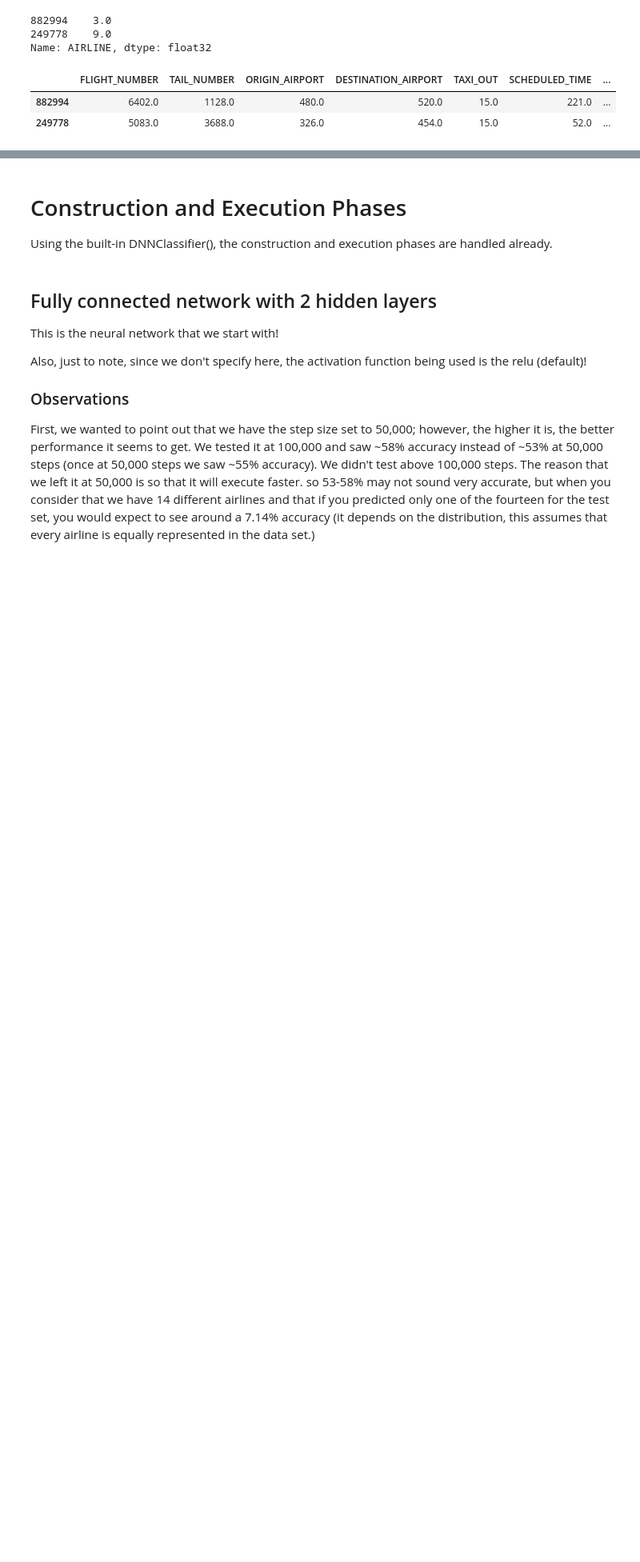
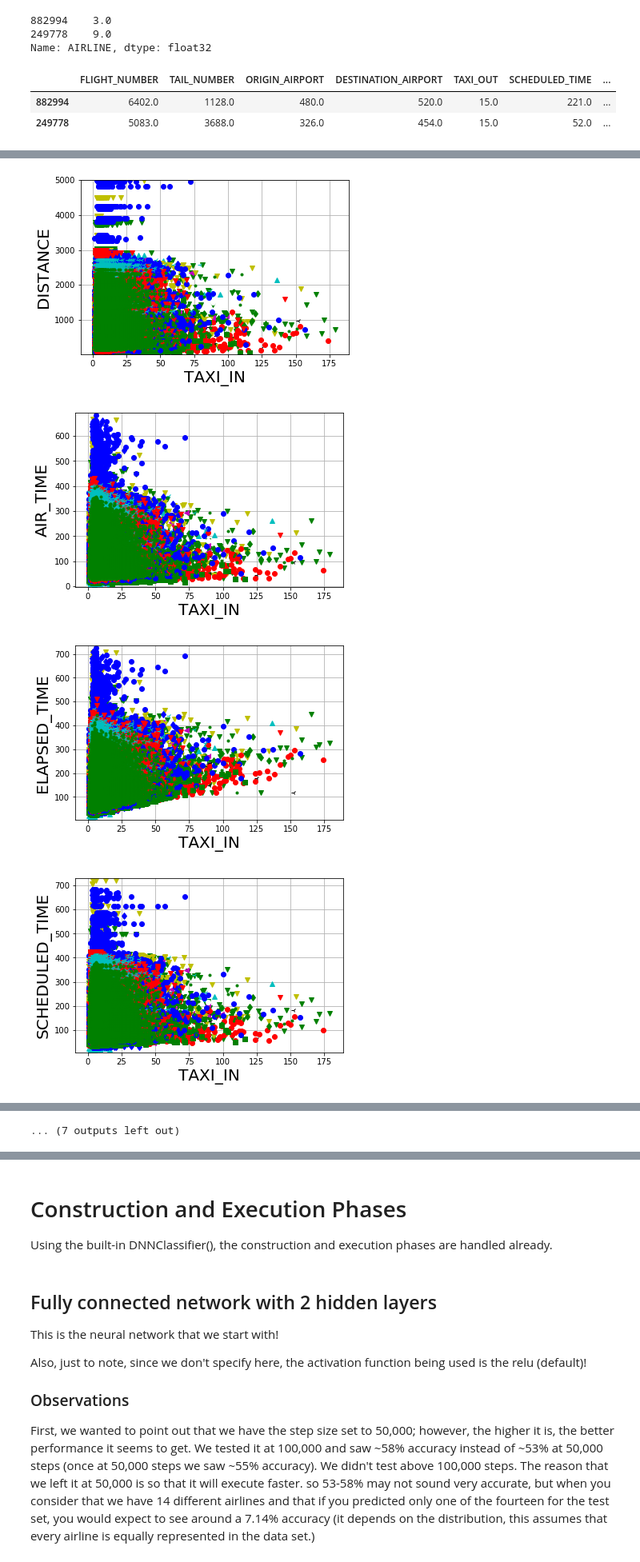
Before and after one commit to 3155student/assignment_5, a Jupyter notebook: Assignment 5 - Jackie, Jeff.ipynb, the cells around one changed output, grey strips where cells are left out. Shown at 80% size. Cells and saved outputs as stored; diff of their text form; code cells hidden in the pictures; blank space fills up the shorter version.

Commit message:
I think this should all work, just need to add write-up sections

```diff
--- a/Assignment 5 - Jackie, Jeff.ipynb
+++ b/Assignment 5 - Jackie, Jeff.ipynb
@@ -8,6 +8,28 @@ import tensorflow as tf
 from sklearn.preprocessing import LabelEncoder, Imputer
 import matplotlib.pyplot as plt
 from sklearn.metrics import accuracy_score
+# %%
+# Since we have 14 airlines, we need to have 14 plt.plot() methods
+
+def plot_dataset(X, y, axes, col1, col2):
+    plt.plot(X[:, col1][y==0], X[:, col2][y==0], "gv")
+    plt.plot(X[:, col1][y==1], X[:, col2][y==1], "c^")
+    plt.plot(X[:, col1][y==2], X[:, col2][y==2], "m<")
+    plt.plot(X[:, col1][y==3], X[:, col2][y==3], "yv")
+    plt.plot(X[:, col1][y==4], X[:, col2][y==4], "k3")
+    plt.plot(X[:, col1][y==5], X[:, col2][y==5], "wo")
+    plt.plot(X[:, col1][y==6], X[:, col2][y==6], "bd")
+    plt.plot(X[:, col1][y==7], X[:, col2][y==7], "ro")
+    plt.plot(X[:, col1][y==8], X[:, col2][y==8], "gd")
+    plt.plot(X[:, col1][y==9], X[:, col2][y==9], "gs")
+    plt.plot(X[:, col1][y==10], X[:, col2][y==10], "bo")
+    plt.plot(X[:, col1][y==11], X[:, col2][y==11], "rv")
+    plt.plot(X[:, col1][y==12], X[:, col2][y==12], "c3")
+    plt.plot(X[:, col1][y==13], X[:, col2][y==13], "g.")
+    plt.axis(axes)
+    plt.grid(True, which='both')
+    plt.xlabel(x_train.columns[col1], fontsize=20)
+    plt.ylabel(x_train.columns[col2], fontsize=20, rotation=90)
 # %%
 # Let's go ahead and set the random seed to one so we can get consistent results
 
@@ -259,0 +290,16 @@ Below we will be visualizing different aspects of our data to demonstrate that i
+# %%
+x_train_copy = x_train.values #converting to numpy ndarray
+y_train_copy = y_train.values
+# %%
+for temp1 in range(9, 0, -1): # we use 9 here because we have 10 columns of data
+    for temp2 in range(9, 0, -1):
+        if (temp1 == temp2):
+            print("")
+        else:
+            plot_dataset(x_train_copy, y_train_copy, [x_train_copy[:, temp1].min() - 10, x_train_copy[:, temp1].max() + 10, x_train_copy[:, temp2].min() - 10, x_train_copy[:, temp2].max() + 10], temp1, temp2) #Departure time and distance plotted
+            plt.show()
+# %% [output]
+[figure, added]
+[figure, added]
+[figure, added]
+[figure, added]
@@ -259,0 +314 @@ Below we will be visualizing different aspects of our data to demonstrate that i
+... (7 outputs left out)
```
Also changed, not shown: parts of 14 cells of this notebook.
